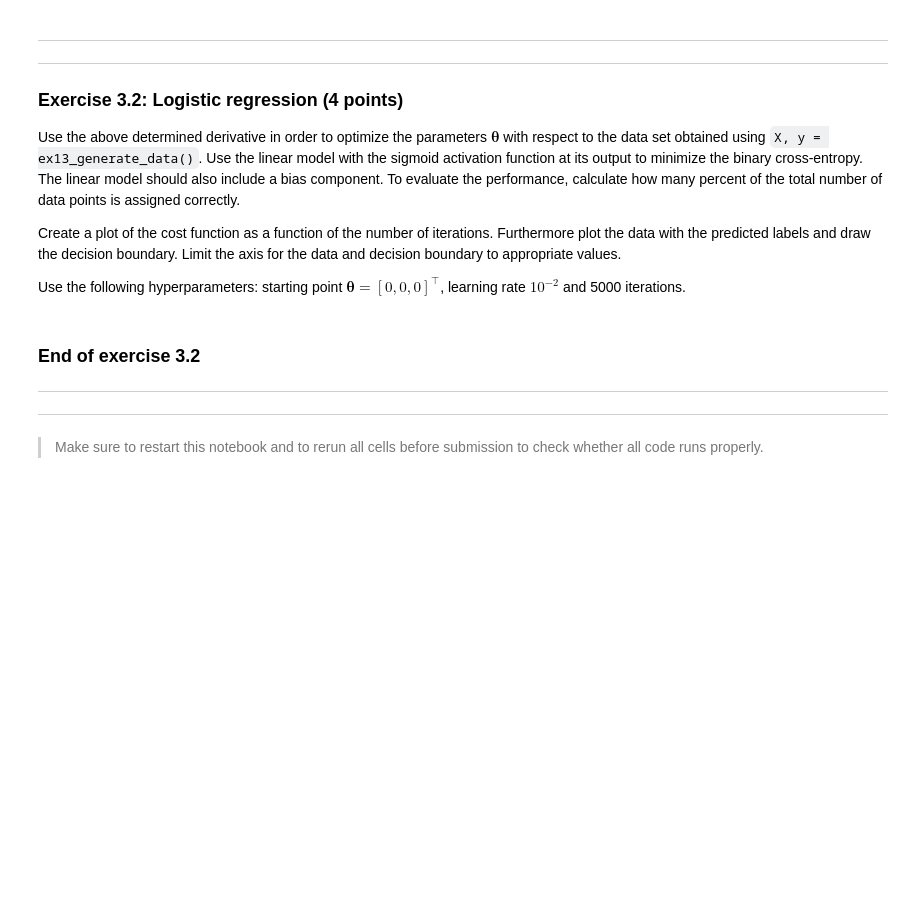
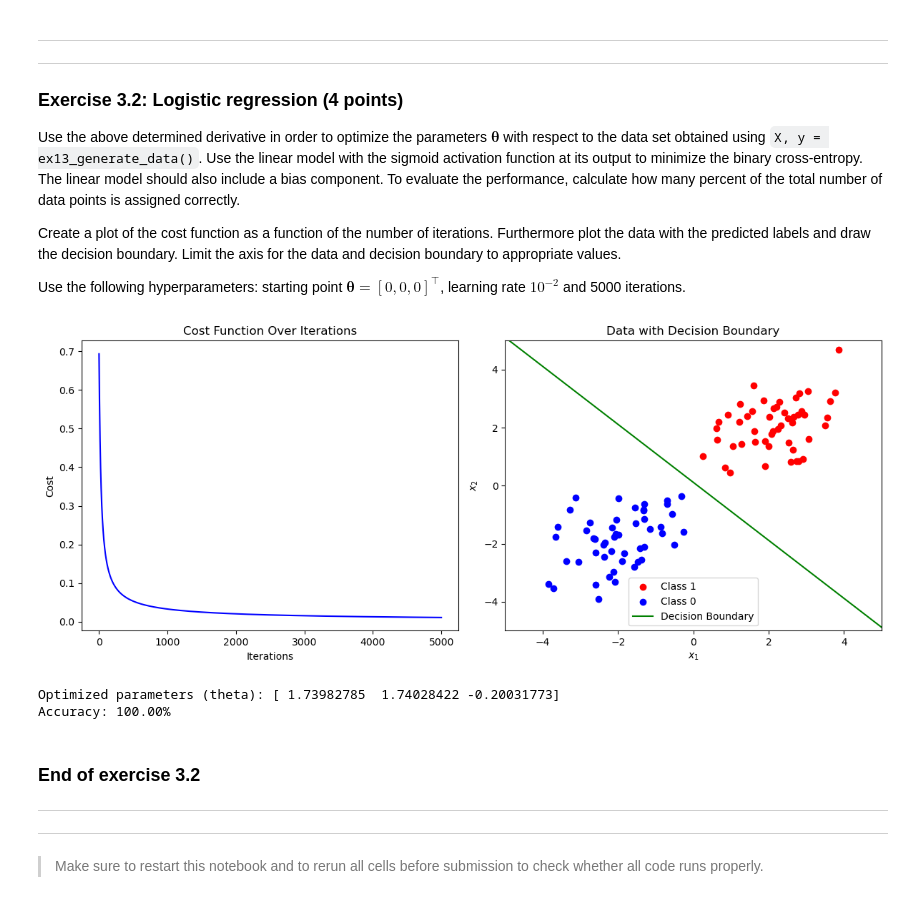
Before and after one commit to sadra-hub/5xsl0-machineLearning, a Jupyter notebook: assignment-1/assignment1-template.ipynb, the cells around one changed output. Cells and saved outputs as stored; diff of their text form; code cells hidden in the pictures; blank space fills up the shorter version.

Commit message:
✨ feat(notebook): Exercise 3.2: Logistic regression

```diff
--- a/assignment-1/assignment1-template.ipynb
+++ b/assignment-1/assignment1-template.ipynb
@@ -989,3 +1018,63 @@ Use the following hyperparameters: starting point $\boldsymbol{\theta} = [0, 0,
+# %%
+#// BEGIN_TODO [5XSL0_Assignment1_3_2b] Plot decision boundary and loss function
+
+# Generate data
+X, y = ex13_generate_data()
+
+# Add bias term to X
+X_bias = np.hstack([X, np.ones((X.shape[0], 1))])
+
+# Initialize parameters
+theta = np.zeros(X_bias.shape[1])  # [theta_1, theta_2, b]
+learning_rate = 0.01
+iterations = 5000
+
+# Perform logistic regression
+theta_optimized, cost_history = logistic_regression(X_bias, y, theta, learning_rate, iterations)
+
+# Evaluate performance
+z = X_bias @ theta_optimized
+y_pred = (sigmoid(z) >= 0.5).astype(int)
+accuracy = np.mean(y_pred == y) * 100
+
+# Decision boundary
+x1_vals = np.linspace(-5, 5, 100)
+x2_vals = -(theta_optimized[0] / theta_optimized[1]) * x1_vals - (theta_optimized[2] / theta_optimized[1])
+
+# Visualization
+plt.figure(figsize=(12, 5))
+
+# Cost function over iterations
+plt.subplot(1, 2, 1)
+plt.plot(range(iterations), cost_history, color="blue")
+plt.title("Cost Function Over Iterations")
+plt.xlabel("Iterations")
+plt.ylabel("Cost")
+
+# Data with decision boundary
+plt.subplot(1, 2, 2)
+plt.scatter(X[y == 1, 0], X[y == 1, 1], color="red", label="Class 1")
+plt.scatter(X[y == 0, 0], X[y == 0, 1], color="blue", label="Class 0")
+plt.plot(x1_vals, x2_vals, color="green", label="Decision Boundary")
+plt.title("Data with Decision Boundary")
+plt.xlabel("$x_1$")
+plt.ylabel("$x_2$")
+plt.xlim(-5, 5)
+plt.ylim(-5, 5)
+plt.legend()
+
+plt.tight_layout()
+plt.show()
+
+# Print results
+print("Optimized parameters (theta):", theta_optimized)
+print(f"Accuracy: {accuracy:.2f}%")
+
+#// END_TODO [5XSL0_Assignment1_3_2b]
+# %% [output]
+[figure, added]
+Optimized parameters (theta): [ 1.73982785  1.74028422 -0.20031773]
+Accuracy: 100.00%
 # %% [markdown]
 ### End of exercise 3.2
 
```
Also changed, not shown: parts of 3 cells of this notebook.
